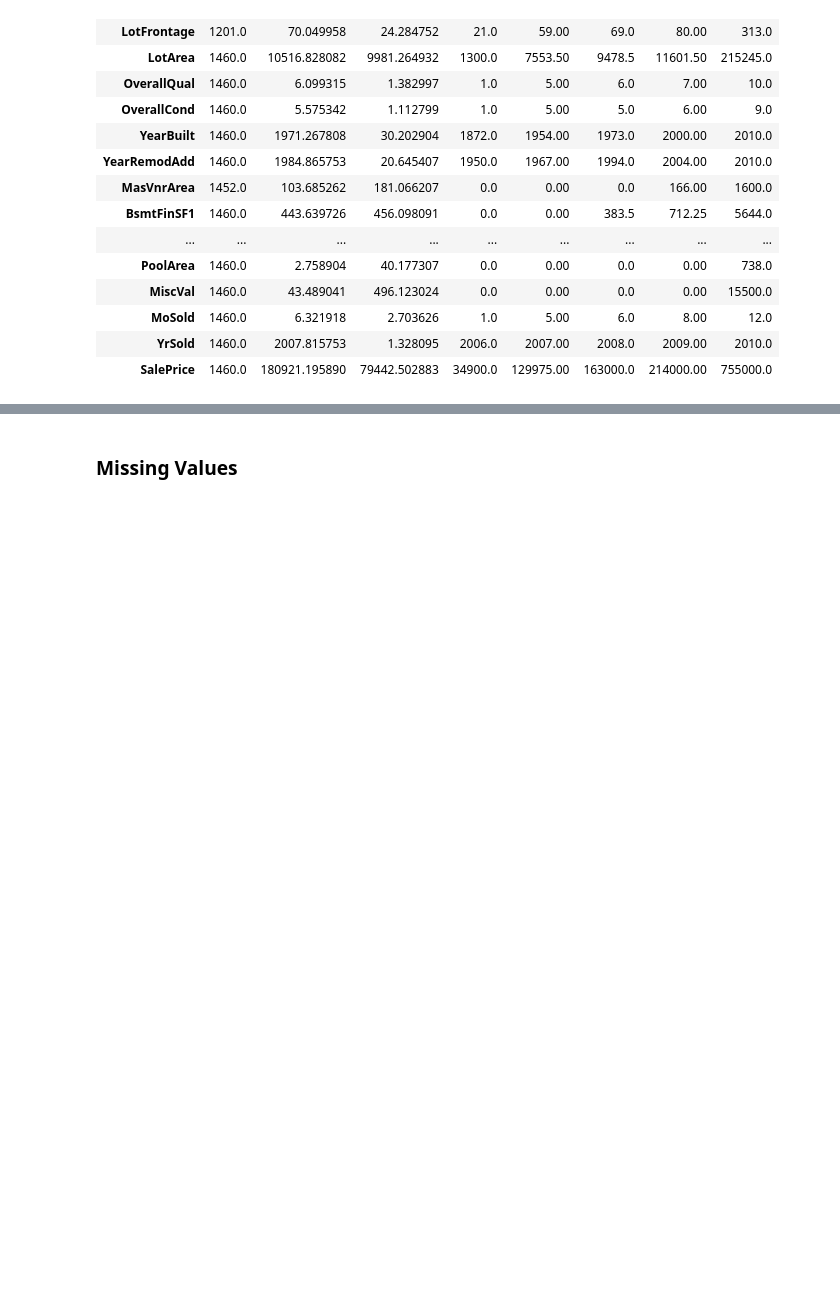
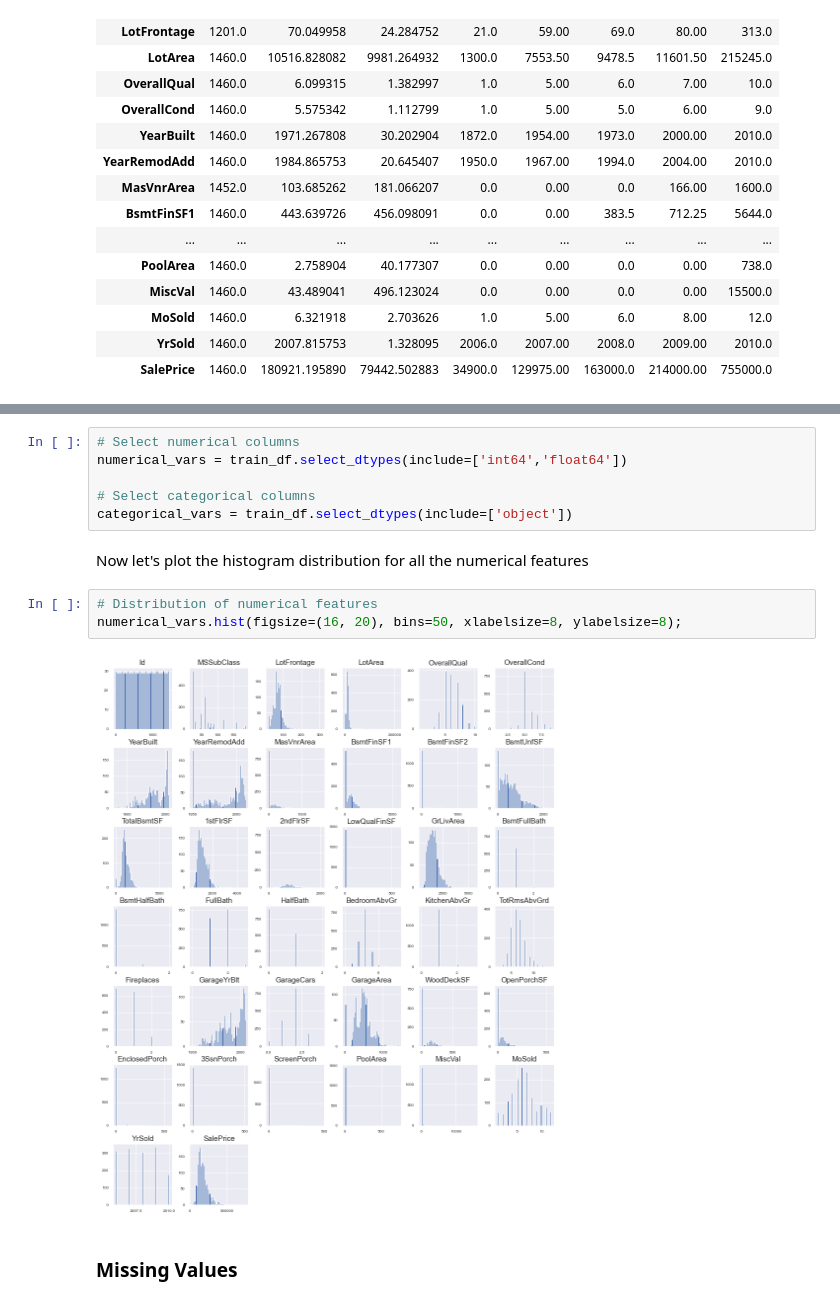
Before and after one commit to nayaksimran5/ML-House-Price, a Jupyter notebook: ML House Price Project.ipynb, the cells around one changed output, grey strips where cells are left out. Cells and saved outputs as stored; diff of their text form; blank space fills up the shorter version.

```diff
--- a/ML House Price Project.ipynb
+++ b/ML House Price Project.ipynb
@@ -112,2 +340,15 @@ dtype: object
+# %%
+# Select numerical columns
+numerical_vars = train_df.select_dtypes(include=['int64','float64'])
+
+# Select categorical columns
+categorical_vars = train_df.select_dtypes(include=['object'])
+# %% [markdown]
+Now let's plot the histogram distribution for all the numerical features
+# %%
+# Distribution of numerical features
+numerical_vars.hist(figsize=(16, 20), bins=50, xlabelsize=8, ylabelsize=8);
+# %% [output]
+[figure, added]
 # %% [markdown]
 ### Missing Values
```
Also changed, not shown: parts of 38 cells of this notebook.
